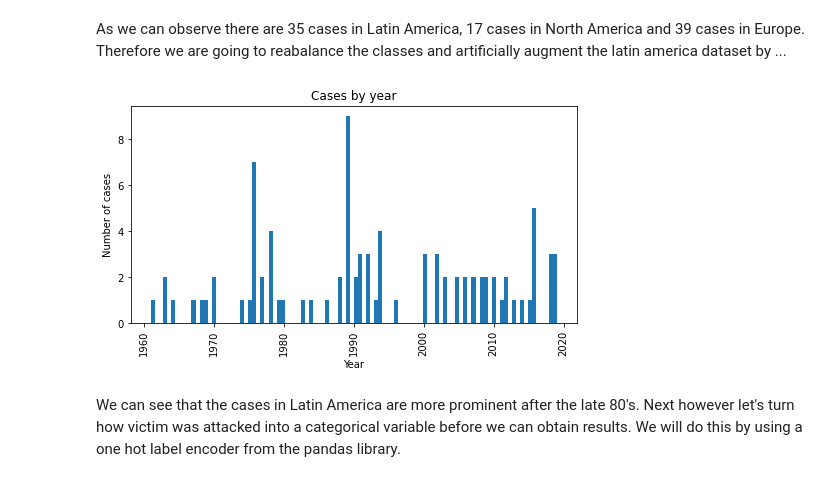
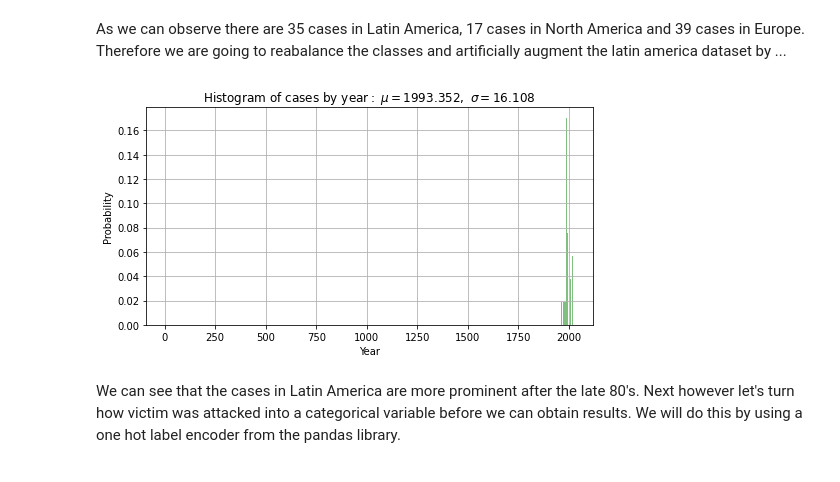
Before and after one commit to jguzmancampoy/BRM, a Jupyter notebook: BRM.ipynb, the cells around one changed output. Drawn from its saved outputs; the diff is of its cells as text; code cells hidden in the pictures.

```diff
--- a/BRM.ipynb
+++ b/BRM.ipynb
@@ -56,15 +69,30 @@ NameError: ignored
 # %% [markdown]
 As we can observe there are 35 cases in Latin America, 17 cases in North America and 39 cases in Europe. Therefore we are going to reabalance the classes and artificially augment the latin america dataset by ...
-# %%
-plt.figure(figsize = (8,4))
-plt.title('Cases by year')
-plt.hist(df['year'], bins = 100)
-plt.xticks(rotation = 'vertical')
-plt.xlabel('Year')
-plt.ylabel('Number of cases')
-plt.show()
-# %% [output]
-[figure, removed]
+# %%
+
+plt.figure(figsize = (8,4))
+
+
+(mu, sigma) = ss.norm.fit(df['year'])
+
+# the histogram of the data
+
+plt.hist(df['year'], 100, density= True, facecolor='green', alpha=0.5)
+
+# add a 'best fit' line
+y = ss.norm.pdf(bins, mu, sigma)
+plt.plot(bins, y, 'r--', linewidth=2)
+
+#plot
+plt.grid(True)
+plt.xlabel('Year')
+plt.ylabel('Probability')
+plt.title(r'$\mathrm{Histogram\ of\ cases\ by\ year:}\ \mu=%.3f,\ \sigma=%.3f$' %(mu, sigma))
+
+
+plt.show()
+# %% [output]
+[figure, added]
 # %% [markdown]
 We can see that the cases in Latin America are more prominent after the late 80's. Next however let's turn how victim was attacked into a categorical variable before we can obtain results. We will do this by using a one hot label encoder from the pandas library.
 # %%
```
Also changed, not shown: parts of 21 cells of this notebook.
